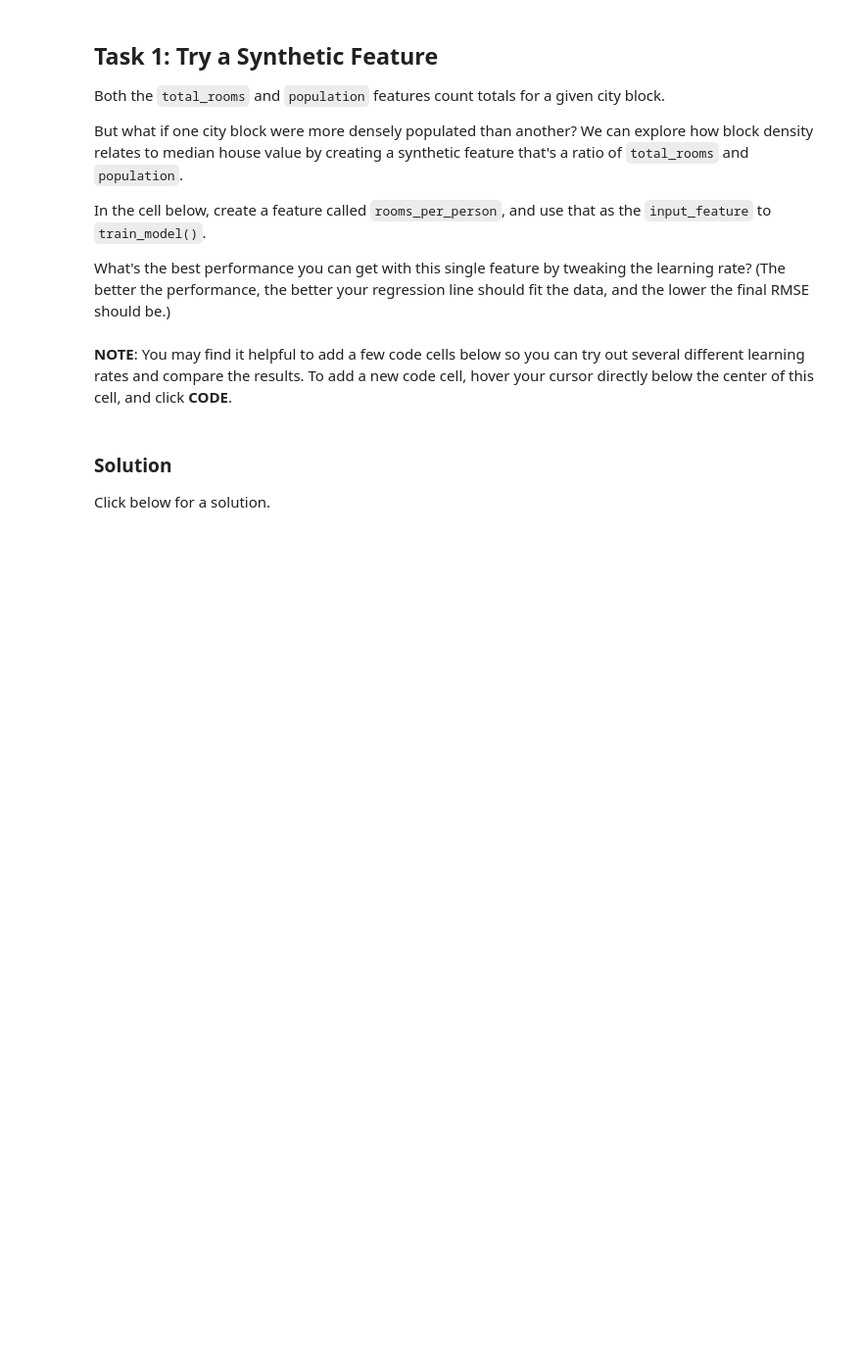
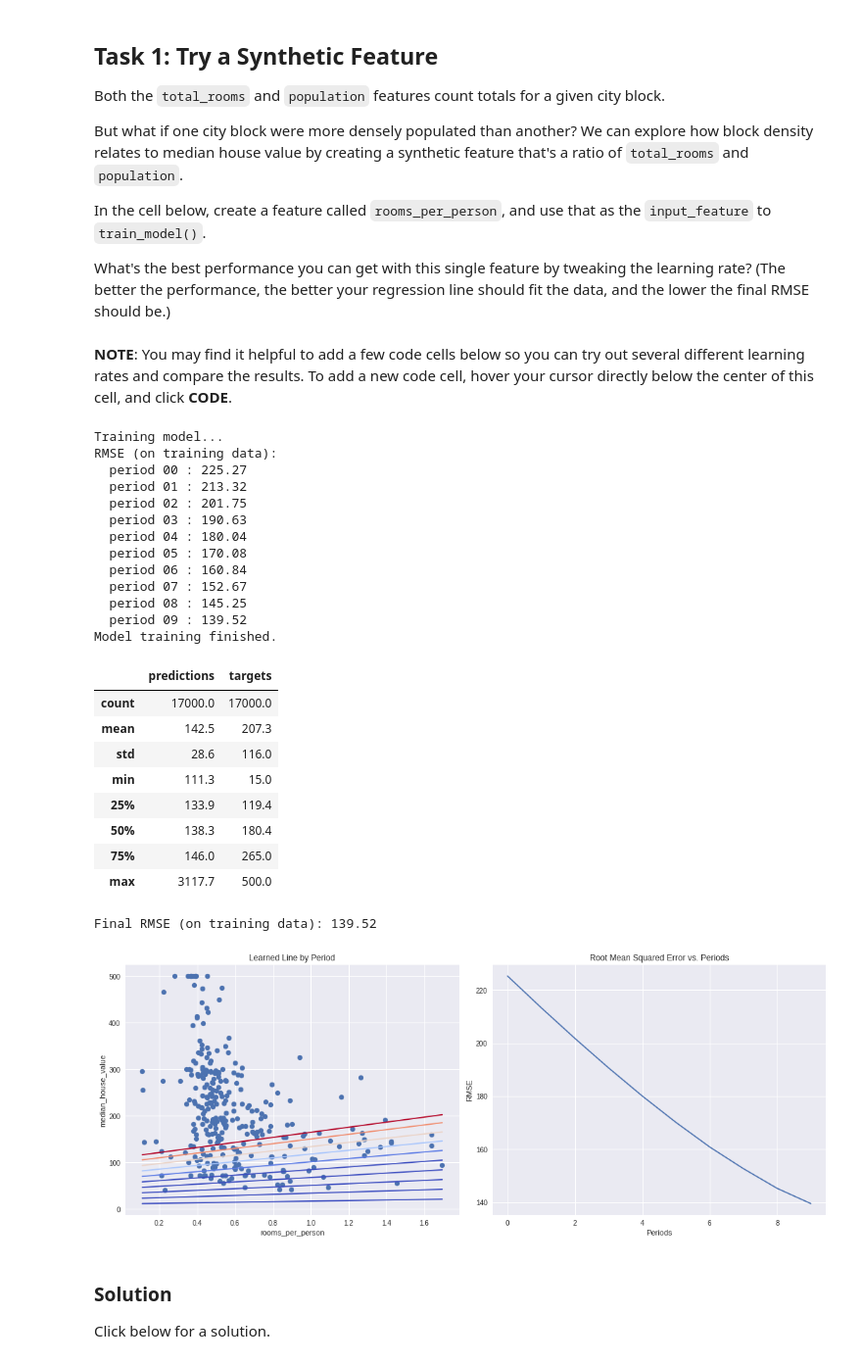
Before and after one commit to ditoec/ml-course-google, a Jupyter notebook: synthetic_features_and_outliers.ipynb, the cells around one changed output. Shown at 98% size. Drawn from its saved outputs; the diff is of its cells as text; code cells hidden in the pictures; blank space fills up the shorter version.

```diff
--- a/synthetic_features_and_outliers.ipynb
+++ b/synthetic_features_and_outliers.ipynb
@@ -202,15 +216,40 @@ the final RMSE should be.)
 # %%
 #
 # YOUR CODE HERE
 #
-california_housing_dataframe["rooms_per_person"] =
+california_housing_dataframe["rooms_per_person"] = california_housing_dataframe["population"] / california_housing_dataframe["total_rooms"]
 
 calibration_data = train_model(
-    learning_rate=0.00005,
+    learning_rate=0.05,
     steps=500,
-    batch_size=5,
+    batch_size=10,
     input_feature="rooms_per_person"
 )
+# %% [output]
+Training model...
+RMSE (on training data):
+  period 00 : 225.27
+  period 01 : 213.32
+  period 02 : 201.75
+  period 03 : 190.63
+  period 04 : 180.04
+  period 05 : 170.08
+  period 06 : 160.84
+  period 07 : 152.67
+  period 08 : 145.25
+  period 09 : 139.52
+Model training finished.
+|  | predictions | targets |
+| count | 17000.0 | 17000.0 |
+| mean | 142.5 | 207.3 |
+| std | 28.6 | 116.0 |
+| min | 111.3 | 15.0 |
+| 25% | 133.9 | 119.4 |
+| 50% | 138.3 | 180.4 |
+| 75% | 146.0 | 265.0 |
+| max | 3117.7 | 500.0 |
+Final RMSE (on training data): 139.52
+[figure, added]
 # %% [markdown]
 ### Solution
 
```
Also changed, not shown: parts of 7 cells of this notebook.
